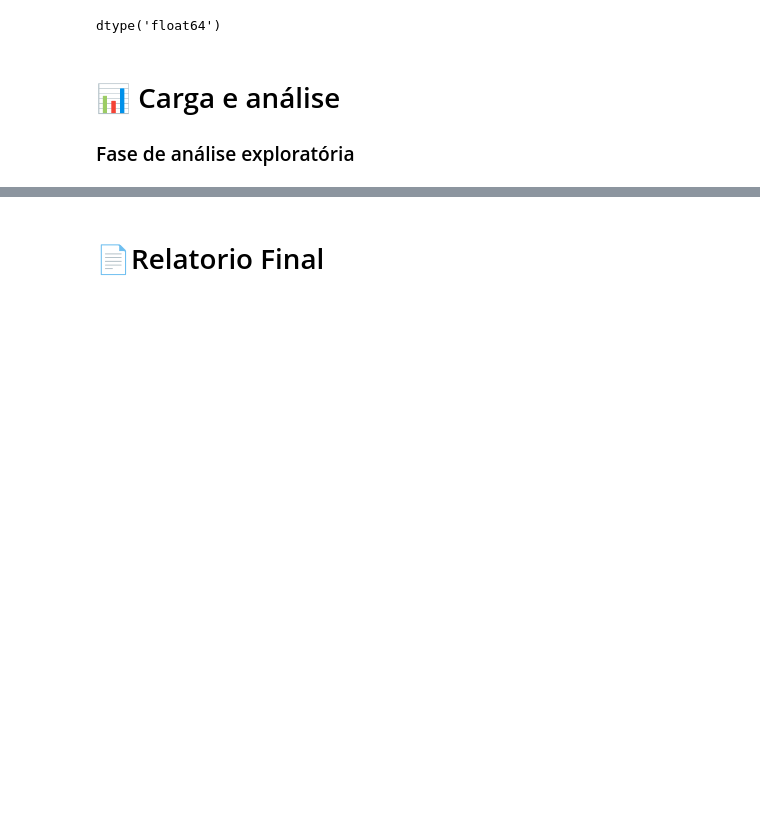
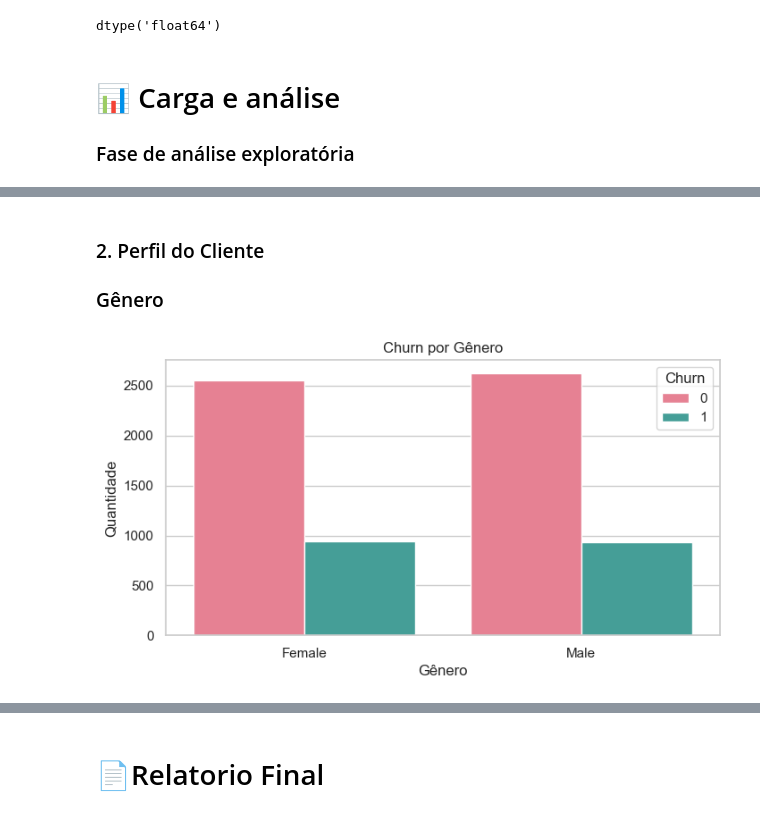
Before and after one commit to TheGabrielVieira/challenge2-data-science, a Jupyter notebook: ETL_TelecomX_BR.ipynb, the cells around one changed output, grey strips where cells are left out. Saved outputs shown, nothing was run; the diff lists cells and outputs as text; code cells hidden in the pictures; blank space fills up the shorter version.

```diff
--- a/ETL_TelecomX_BR.ipynb
+++ b/ETL_TelecomX_BR.ipynb
@@ -390,0 +420,11 @@ plt.rcParams['figure.figsize'] = (8, 4)
+# %% [markdown]
+### 2. Perfil do Cliente
+### Gênero
+# %%
+sns.countplot(data=df_silver, x='customer.gender', hue='Churn', palette=custom_palette)
+plt.title('Churn por Gênero')
+plt.xlabel('Gênero')
+plt.ylabel('Quantidade')
+plt.show()
+# %% [output]
+[figure, added]
```
Also changed, not shown: parts of 35 cells of this notebook, 1 other file.
